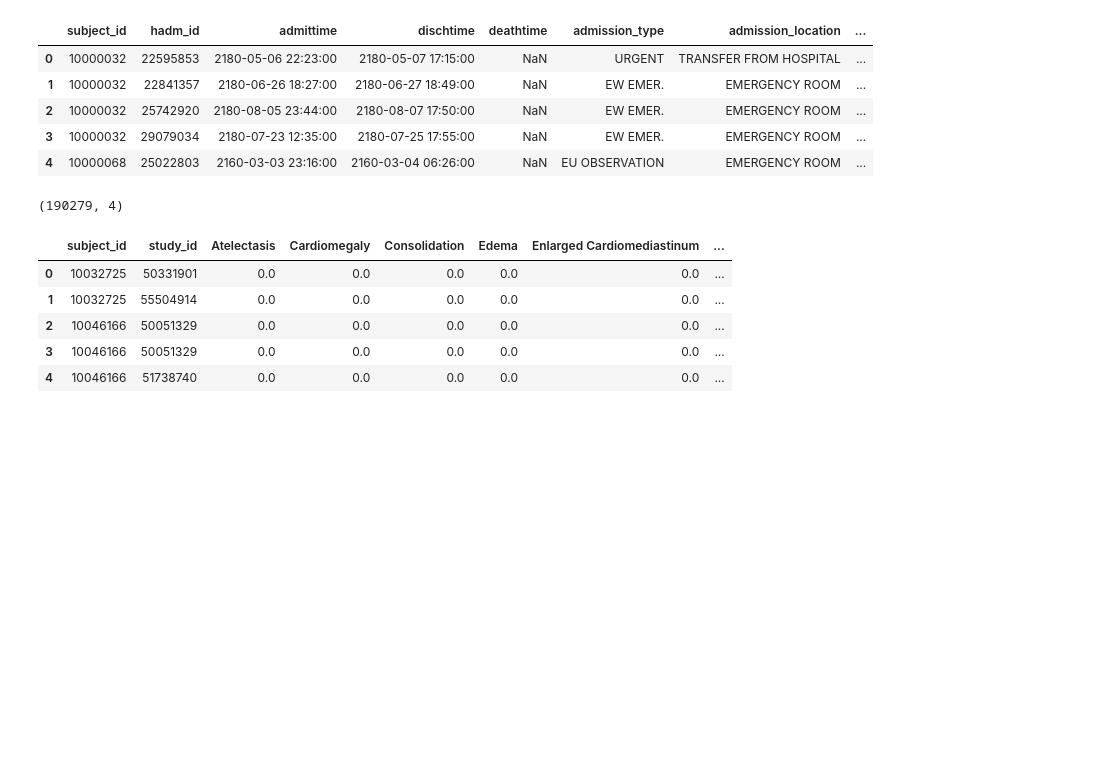
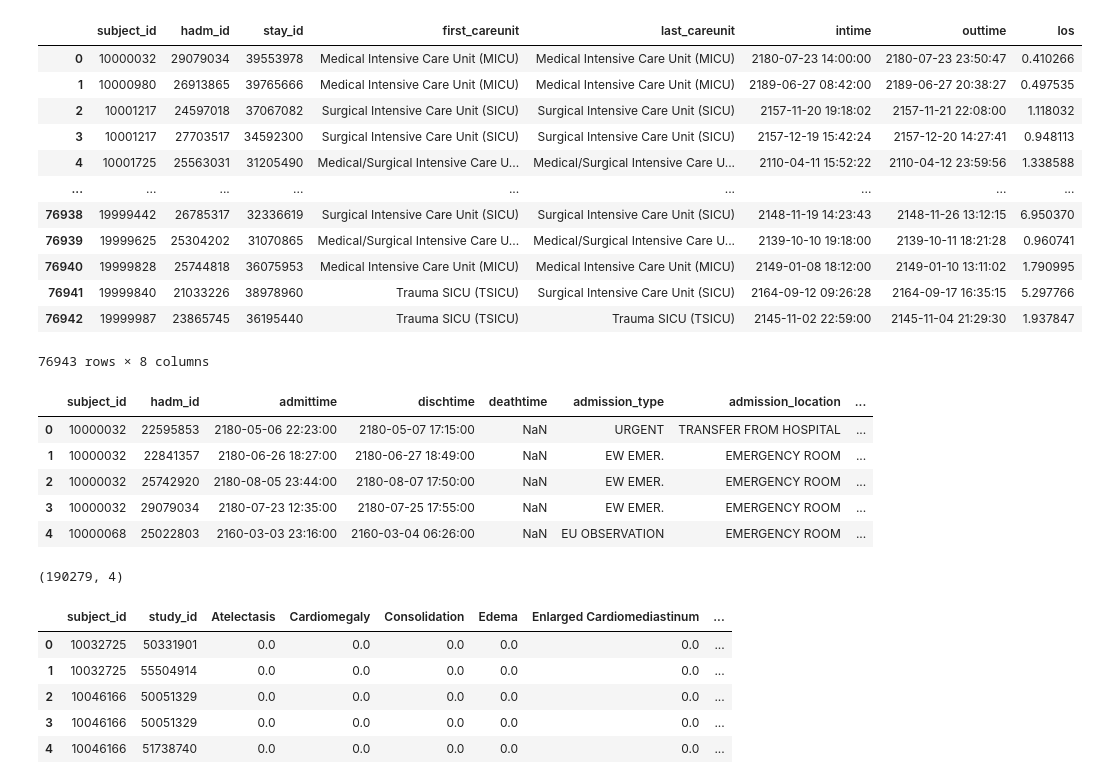
Before and after one commit to zmz223/CS334FinalProject, a Jupyter notebook: zach/analysis/results_merge.ipynb, the cells around one changed output. Saved outputs shown, nothing was run; the diff lists cells and outputs as text; code cells hidden in the pictures; blank space fills up the shorter version.

```diff
--- a/zach/analysis/results_merge.ipynb
+++ b/zach/analysis/results_merge.ipynb
@@ -7,6 +10,23 @@ import shutil
 results = pd.read_csv('../runs/run1/results.csv')
 admissions = pd.read_csv('/home/zzaiman/local/physionet.org/files/mimiciv/2.0/hosp/admissions.csv')
 patients = pd.read_csv('/home/zzaiman/local/physionet.org/files/mimiciv/2.0/hosp/patients.csv')
+icu = pd.read_csv('/home/zzaiman/local/physionet.org/files/mimiciv/2.0/icu/icustays.csv')
+# %%
+icu
+# %% [output]
+|  | subject_id | hadm_id | stay_id | first_careunit | last_careunit | intime | outtime | los |
+| 0 | 10000032 | 29079034 | 39553978 | Medical Intensive Care Unit (MICU) | Medical Intensive Care Unit (MICU) | 2180-07-23 14:00:00 | 2180-07-23 23:50:47 | 0.410266 |
+| 1 | 10000980 | 26913865 | 39765666 | Medical Intensive Care Unit (MICU) | Medical Intensive Care Unit (MICU) | 2189-06-27 08:42:00 | 2189-06-27 20:38:27 | 0.497535 |
+| 2 | 10001217 | 24597018 | 37067082 | Surgical Intensive Care Unit (SICU) | Surgical Intensive Care Unit (SICU) | 2157-11-20 19:18:02 | 2157-11-21 22:08:00 | 1.118032 |
+| 3 | 10001217 | 27703517 | 34592300 | Surgical Intensive Care Unit (SICU) | Surgical Intensive Care Unit (SICU) | 2157-12-19 15:42:24 | 2157-12-20 14:27:41 | 0.948113 |
+| 4 | 10001725 | 25563031 | 31205490 | Medical/Surgical Intensive Care U... | Medical/Surgical Intensive Care U... | 2110-04-11 15:52:22 | 2110-04-12 23:59:56 | 1.338588 |
+| ... | ... | ... | ... | ... | ... | ... | ... | ... |
+| 76938 | 19999442 | 26785317 | 32336619 | Surgical Intensive Care Unit (SICU) | Surgical Intensive Care Unit (SICU) | 2148-11-19 14:23:43 | 2148-11-26 13:12:15 | 6.950370 |
+| 76939 | 19999625 | 25304202 | 31070865 | Medical/Surgical Intensive Care U... | Medical/Surgical Intensive Care U... | 2139-10-10 19:18:00 | 2139-10-11 18:21:28 | 0.960741 |
+| 76940 | 19999828 | 25744818 | 36075953 | Medical Intensive Care Unit (MICU) | Medical Intensive Care Unit (MICU) | 2149-01-08 18:12:00 | 2149-01-10 13:11:02 | 1.790995 |
+| 76941 | 19999840 | 21033226 | 38978960 | Trauma SICU (TSICU) | Surgical Intensive Care Unit (SICU) | 2164-09-12 09:26:28 | 2164-09-17 16:35:15 | 5.297766 |
+| 76942 | 19999987 | 23865745 | 36195440 | Trauma SICU (TSICU) | Trauma SICU (TSICU) | 2145-11-02 22:59:00 | 2145-11-04 21:29:30 | 1.937847 |
+76943 rows × 8 columns
 # %%
 admissions.head()
 # %% [output]
```
Also changed, not shown: parts of 5 cells of this notebook, 4 other files.
